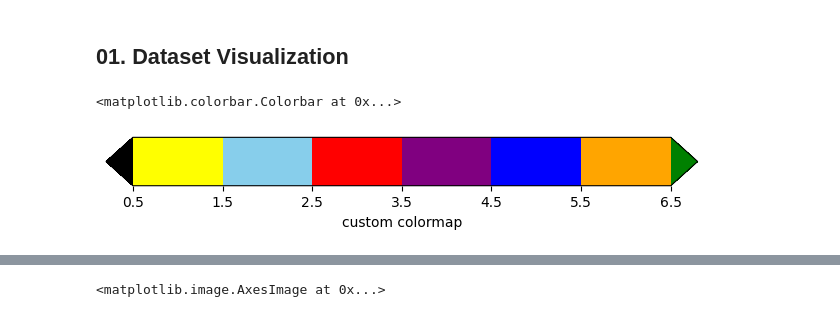
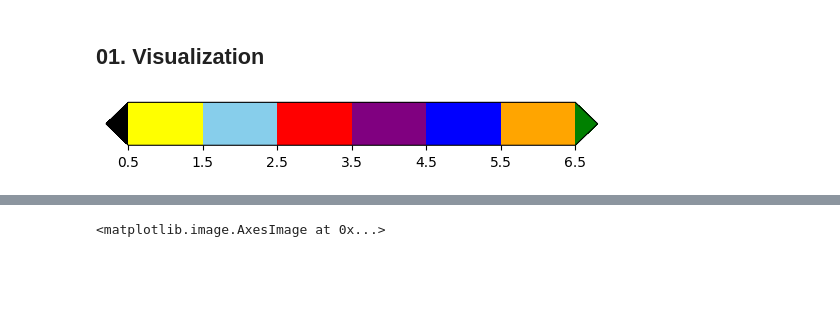
Before and after one commit to Sooqija/heart-segmentation, a Jupyter notebook: notebooks/03. mmwhs-model-generalization-eval.ipynb, the cells around one changed output, grey strips where cells are left out. Saved outputs shown, nothing was run; the diff lists cells and outputs as text; code cells hidden in the pictures; blank space fills up the shorter version.

Commit message:
notebook update change logic up to date functions used table & postprocessing improvements custom cmap & vtk visualization small changes

```diff
--- a/03. mmwhs-model-generalization-eval.ipynb
+++ b/notebooks/03. mmwhs-model-generalization-eval.ipynb
@@ -18,2 +23,2 @@ DATA_PATH = os.path.abspath("./data/test/CHD68_segmentation_dataset_miccai19")
 # %% [markdown]
-## 01. Dataset Visualization
+## 01. Visualization
@@ -48,16 +24,0 @@ cmap, norm = visualization.create_custom_cmap(label_color_map)
-# %%
-# make custom colormap
-import matplotlib.cm
-import matplotlib.pyplot as plt
-
-fig, ax = plt.subplots(figsize=(6, 1), layout='constrained')
-fig.colorbar(
-    matplotlib.cm.ScalarMappable(cmap=cmap, norm=norm),
-    cax=ax, orientation='horizontal',
-    extend='both',
-    spacing='proportional',
-    label='custom colormap',
-)
-# %% [output]
-<matplotlib.colorbar.Colorbar at 0x...>
-[figure, removed]
@@ -102,0 +25,52 @@ class NIfTIDataset(torch.utils.data.Dataset):
+# %%
+from heart_seg_app.utils.visualization import create_custom_cmap
+import matplotlib.colors
+import matplotlib.cm
+import matplotlib.pyplot as plt
+
+def create_custom_cmap(label_values : list, colors : list):
+    under_color, over_color = colors[0], colors[-1]
+    mid_bounds = [(label_values[i] + label_values[i+1]) / 2 for i in range(len(label_values)-1)]
+    custom_cmap = matplotlib.colors.ListedColormap(list(colors)[1:], N=len(colors)).with_extremes(under=under_color, over=over_color)
+    norm = matplotlib.colors.BoundaryNorm(mid_bounds, custom_cmap.N - 2)
+    return custom_cmap, norm
+
+def show_cmap(cmap, norm=None):
+    fig, ax = plt.subplots(figsize=(5, 0.75), layout='constrained')
+    fig.colorbar(
+        matplotlib.cm.ScalarMappable(cmap=cmap, norm=norm),
+        cax=ax, orientation='horizontal',
+        extend='both',
+        spacing='proportional',
+    )
+
+mmwhs_label_map = {
+    "background": {"color": "black", "value": 0.0},
+    "left ventricle": {"color": "yellow", "value": 500.0, "description": "the left ventricle blood cavity"},
+    "right ventricle": {"color": "skyblue", "value": 600.0, "description": "the right ventricle blood cavity"},
+    "left atrium": {"color": "red", "value": 420.0, "description": "the left atrium blood cavity"},
+    "right atrium": {"color": "purple", "value": 550.0, "description": "the right atrium blood cavity"},
+    "myocardium": {"color": "blue", "value": 205.0, "description": "the myocardium of the left ventricle"},
+    "ascending aorta": {"color": "orange", "value": 820.0, "description": "the ascending aorta"},
+    "pulmonary artery": {"color": "green", "value": 850.0, "description": "the pulmonary artery"},
+}
+
+whs_chd_label_map = {
+    "background": {"color": "black", "value": 0.0},
+    "left ventricle": {"color": "yellow", "value": 1.0, "description": "the left ventricle blood cavity"},
+    "right ventricle": {"color": "skyblue", "value": 2.0, "description": "the right ventricle blood cavity"},
+    "left atrium": {"color": "red", "value": 3.0, "description": "the left atrium blood cavity"},
+    "right atrium": {"color": "purple", "value": 4.0, "description": "the right atrium blood cavity"},
+    "myocardium": {"color": "blue", "value": 5.0, "description": "the myocardium of the left ventricle"},
+    "ascending aorta": {"color": "orange", "value": 6.0, "description": "the ascending aorta"},
+    "pulmonary artery": {"color": "green", "value": 7.0, "description": "the pulmonary artery"},
+}
+
+order = [0, 3, 5, 2, 4, 1, 6, 7] # in accordance with MMWHS Dataset (Model output order)
+label_values = [meta["value"] for meta in whs_chd_label_map.values()]
+colors = [meta["color"] for meta in whs_chd_label_map.values()]
+
+cmap, norm = create_custom_cmap(label_values, colors)
+show_cmap(cmap, norm)
+# %% [output]
+[figure, added]
```
Also changed, not shown: parts of 25 cells of this notebook, 1 other file.
